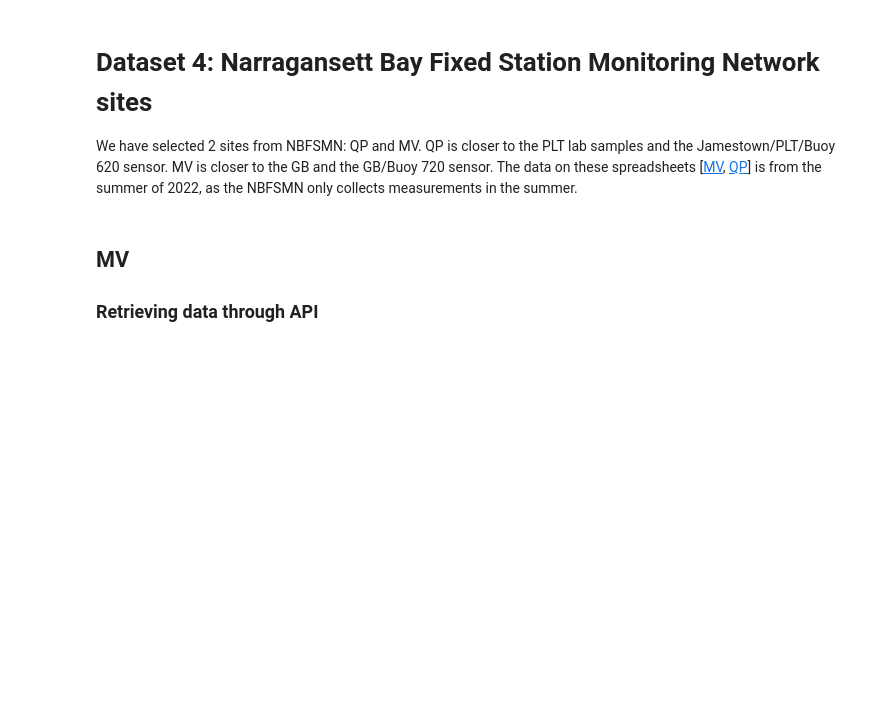
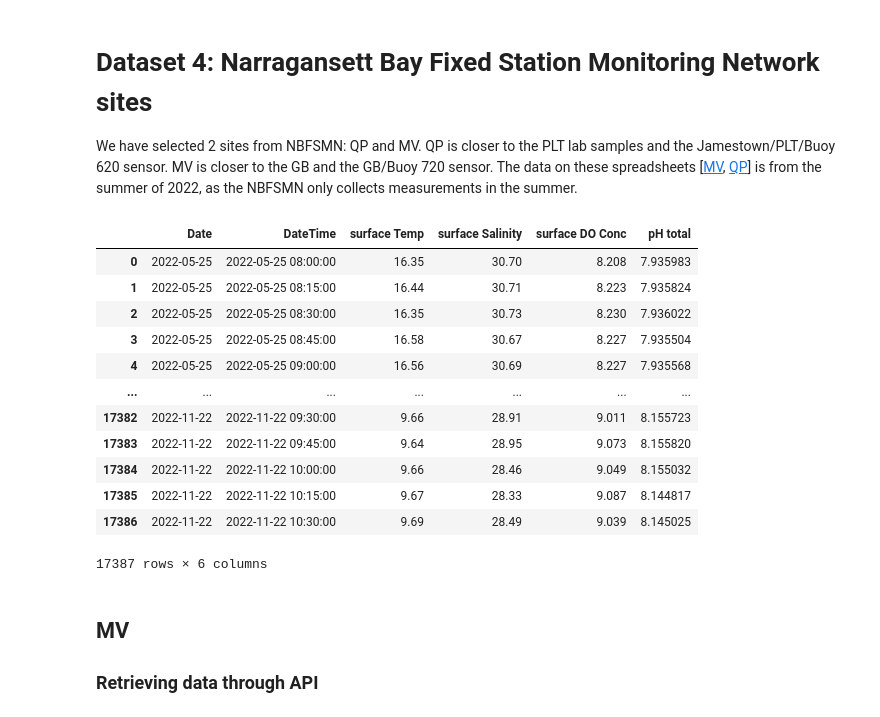
Before and after one commit to abby-baskind/phyto, a Jupyter notebook: for_georgia.ipynb, the cells around one changed output. Cells and saved outputs as stored; diff of their text form; code cells hidden in the pictures; blank space fills up the shorter version.

```diff
--- a/for_georgia.ipynb
+++ b/for_georgia.ipynb
@@ -370,6 +392,24 @@ Text(0.5, 0, 'Year-Month')
 # Dataset 4: Narragansett Bay Fixed Station Monitoring Network sites
 
 We have selected 2 sites from NBFSMN: QP and MV. QP is closer to the PLT lab samples and the Jamestown/PLT/Buoy 620 sensor. MV is closer to the GB and the GB/Buoy 720 sensor. The data on these spreadsheets [[MV](https://docs.google.com/spreadsheets/d/1fK_lYz7PiTGOt7UZanFDcQ0H8WAhbiujo3i07f4lnHE/edit#gid=813729054), [QP](https://docs.google.com/spreadsheets/d/1wxT4mjgoYmTZCqTRGAYsIrs6LKyT1aI4pPpqZFIqyfw/edit#gid=2053781657)] is from the summer of 2022, as the NBFSMN only collects measurements in the summer.
+# %%
+MV = PLT.get_NBFSMN('https://docs.google.com/spreadsheets/d/1fK_lYz7PiTGOt7UZanFDcQ0H8WAhbiujo3i07f4lnHE/edit#gid=813729054', 'MV')
+QP = PLT.get_NBFSMN('https://docs.google.com/spreadsheets/d/1wxT4mjgoYmTZCqTRGAYsIrs6LKyT1aI4pPpqZFIqyfw/edit#gid=2053781657','QP')
+QP
+# %% [output]
+|  | Date | DateTime | surface Temp | surface Salinity | surface DO Conc | pH total |
+| 0 | 2022-05-25 | 2022-05-25 08:00:00 | 16.35 | 30.70 | 8.208 | 7.935983 |
+| 1 | 2022-05-25 | 2022-05-25 08:15:00 | 16.44 | 30.71 | 8.223 | 7.935824 |
+| 2 | 2022-05-25 | 2022-05-25 08:30:00 | 16.35 | 30.73 | 8.230 | 7.936022 |
+| 3 | 2022-05-25 | 2022-05-25 08:45:00 | 16.58 | 30.67 | 8.227 | 7.935504 |
+| 4 | 2022-05-25 | 2022-05-25 09:00:00 | 16.56 | 30.69 | 8.227 | 7.935568 |
+| ... | ... | ... | ... | ... | ... | ... |
+| 17382 | 2022-11-22 | 2022-11-22 09:30:00 | 9.66 | 28.91 | 9.011 | 8.155723 |
+| 17383 | 2022-11-22 | 2022-11-22 09:45:00 | 9.64 | 28.95 | 9.073 | 8.155820 |
+| 17384 | 2022-11-22 | 2022-11-22 10:00:00 | 9.66 | 28.46 | 9.049 | 8.155032 |
+| 17385 | 2022-11-22 | 2022-11-22 10:15:00 | 9.67 | 28.33 | 9.087 | 8.144817 |
+| 17386 | 2022-11-22 | 2022-11-22 10:30:00 | 9.69 | 28.49 | 9.039 | 8.145025 |
+17387 rows × 6 columns
 # %% [markdown]
 ## MV
 ### Retrieving data through API
```
Also changed, not shown: parts of 2 cells of this notebook, 2 other files.
